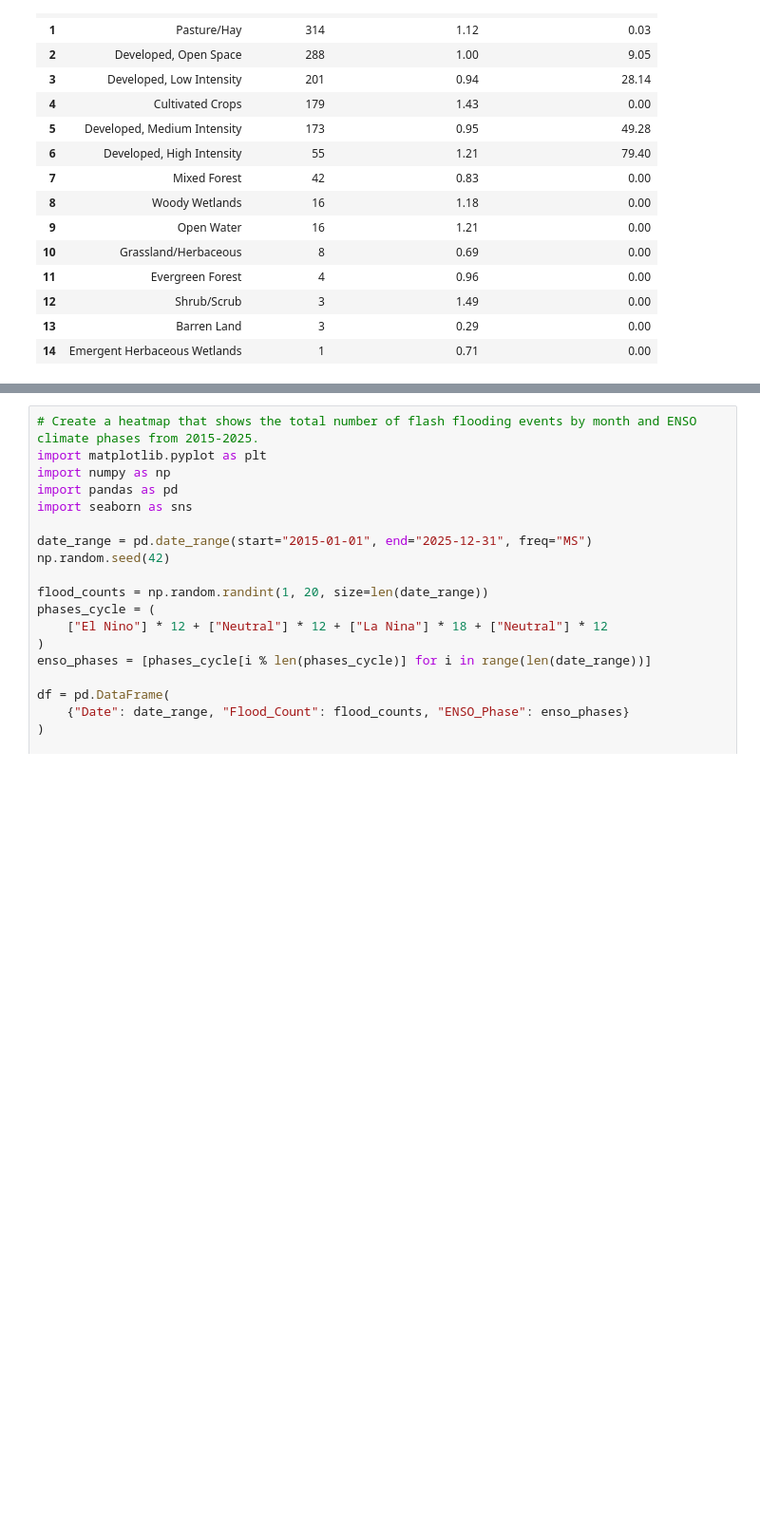
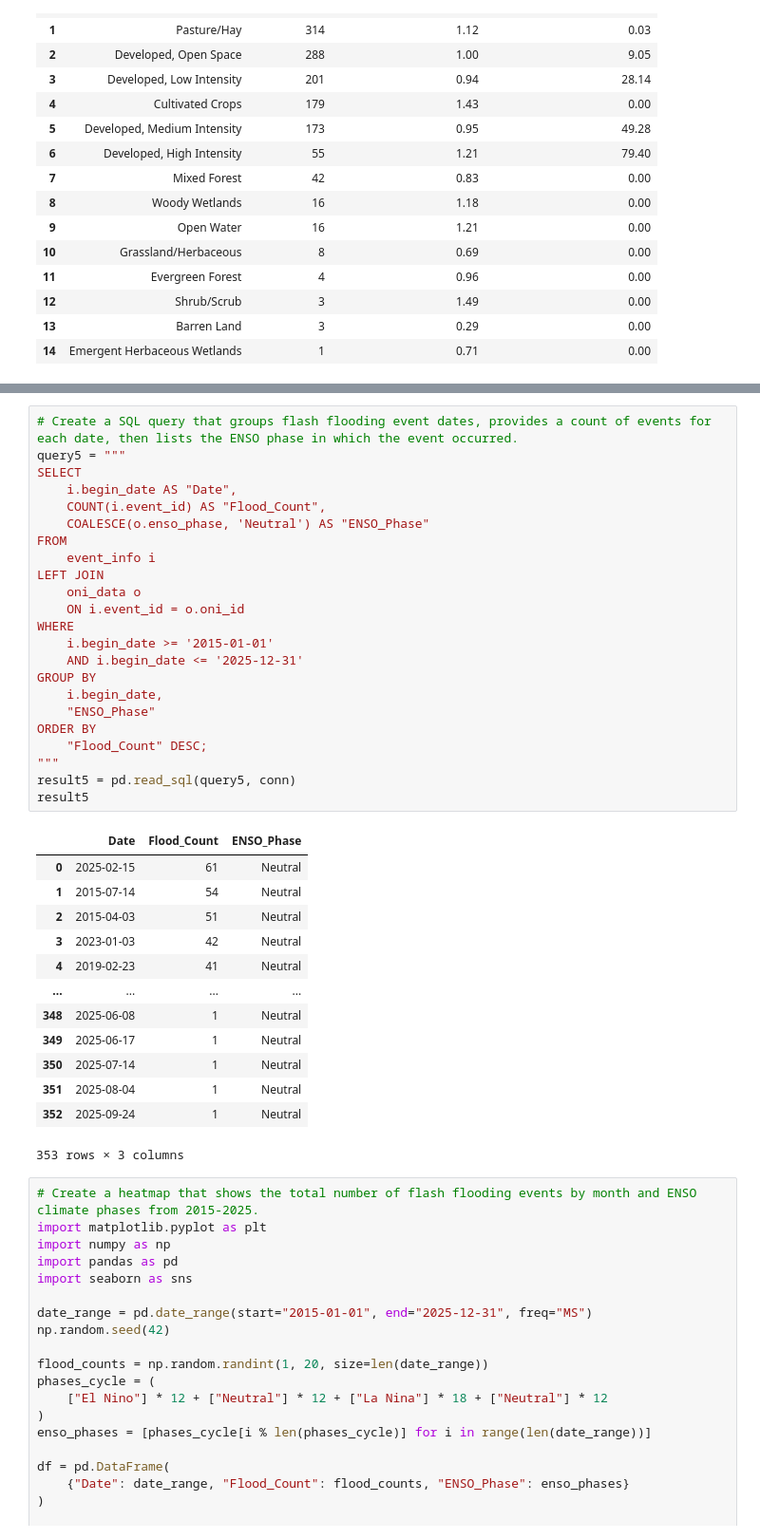
Before and after one commit to ashleyadehart/flash_floods_ky_2015_2025, a Jupyter notebook: notebooks/flash_floods_ky_2015_2025.ipynb, the cells around one changed output, grey strips where cells are left out. Shown at 95% size. Cells and saved outputs as stored; diff of their text form; blank space fills up the shorter version.

```diff
--- a/notebooks/flash_floods_ky_2015_2025.ipynb
+++ b/notebooks/flash_floods_ky_2015_2025.ipynb
@@ -1156,3 +1065,40 @@ plt.show()
+# %%
+# Create a SQL query that groups flash flooding event dates, provides a count of events for each date, then lists the ENSO phase in which the event occurred.
+query5 = """
+SELECT
+    i.begin_date AS "Date",
+    COUNT(i.event_id) AS "Flood_Count",
+    COALESCE(o.enso_phase, 'Neutral') AS "ENSO_Phase"
+FROM
+    event_info i
+LEFT JOIN
+    oni_data o
+    ON i.event_id = o.oni_id
+WHERE
+    i.begin_date >= '2015-01-01'
+    AND i.begin_date <= '2025-12-31'
+GROUP BY
+    i.begin_date,
+    "ENSO_Phase"
+ORDER BY
+    "Flood_Count" DESC;
+"""
+result5 = pd.read_sql(query5, conn)
+result5
+# %% [output]
+|  | Date | Flood_Count | ENSO_Phase |
+| 0 | 2025-02-15 | 61 | Neutral |
+| 1 | 2015-07-14 | 54 | Neutral |
+| 2 | 2015-04-03 | 51 | Neutral |
+| 3 | 2023-01-03 | 42 | Neutral |
+| 4 | 2019-02-23 | 41 | Neutral |
+| ... | ... | ... | ... |
+| 348 | 2025-06-08 | 1 | Neutral |
+| 349 | 2025-06-17 | 1 | Neutral |
+| 350 | 2025-07-14 | 1 | Neutral |
+| 351 | 2025-08-04 | 1 | Neutral |
+| 352 | 2025-09-24 | 1 | Neutral |
+353 rows × 3 columns
 # %%
 # Create a heatmap that shows the total number of flash flooding events by month and ENSO climate phases from 2015-2025.
 import matplotlib.pyplot as plt
```
Also changed, not shown: parts of 7 cells of this notebook, 2 other files.
